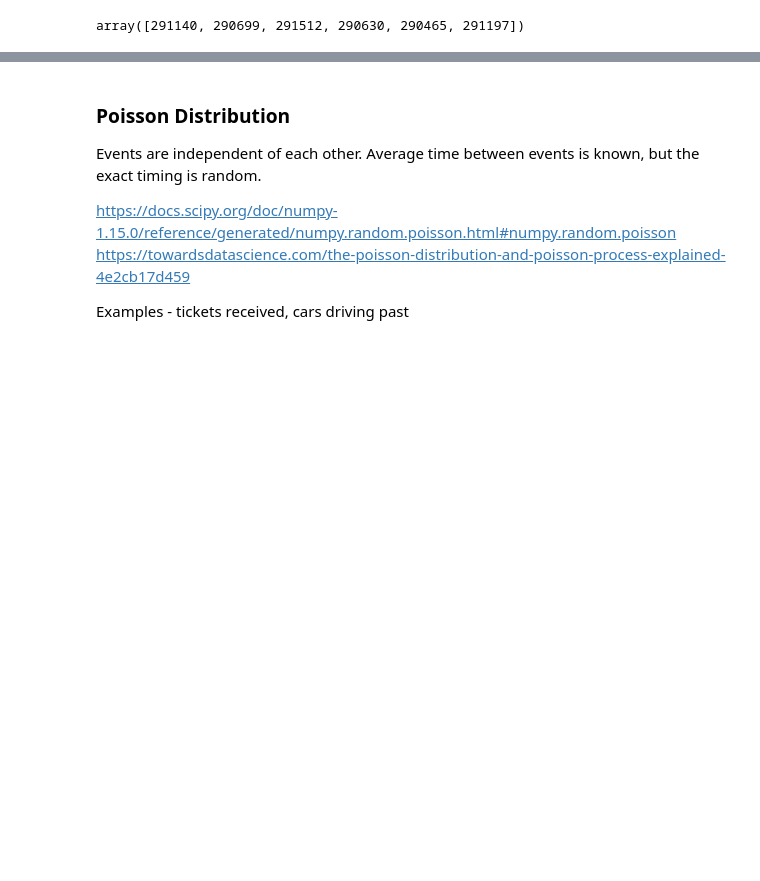
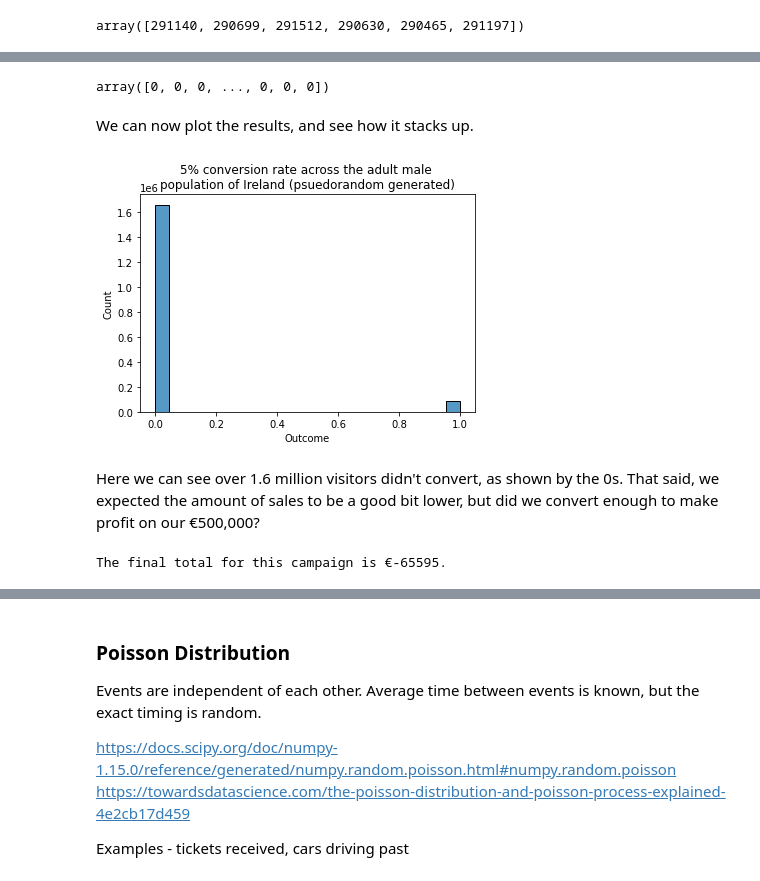
Before and after one commit to OtherBrian/pda-np.random, a Jupyter notebook: Numpy.Random.ipynb, the cells around one changed output, grey strips where cells are left out. Saved outputs shown, nothing was run; the diff lists cells and outputs as text; code cells hidden in the pictures; blank space fills up the shorter version.

Commit message:
Bernoulli and binomial distributions done - next is Poisson.

```diff
--- a/Numpy.Random.ipynb
+++ b/Numpy.Random.ipynb
@@ -827,0 +846,34 @@ plt.hist(rolls);
+# %%
+#State our variables
+
+conversion_rate = 0.05
+
+socks_price = 5
+
+#Now to generate the distribution
+rng = np.random.default_rng(33)
+
+socks_ireland = rng.binomial(1, conversion_rate, irish_male_population)
+
+socks_ireland
+# %% [output]
+array([0, 0, 0, ..., 0, 0, 0])
+# %% [markdown]
+We can now plot the results, and see how it stacks up.
+# %%
+ax = sns.histplot(socks_ireland)
+ax.set(xlabel='Outcome', ylabel='Count')
+ax.set_title("5% conversion rate across the adult male \npopulation of Ireland (psuedorandom generated)");
+# %% [output]
+[figure, added]
+# %% [markdown]
+Here we can see over 1.6 million visitors didn't convert, as shown by the 0s. That said, we expected the amount of sales to be a good bit lower, but did we convert enough to make profit on our €500,000?
+# %%
+cost = 500000
+
+revenue = sum(socks_ireland) * socks_price
+
+total = revenue-cost
+print("The final total for this campaign is €" + str(total) + ".")
+# %% [output]
+The final total for this campaign is €-65595.
```
Also changed, not shown: parts of 12 cells of this notebook.
